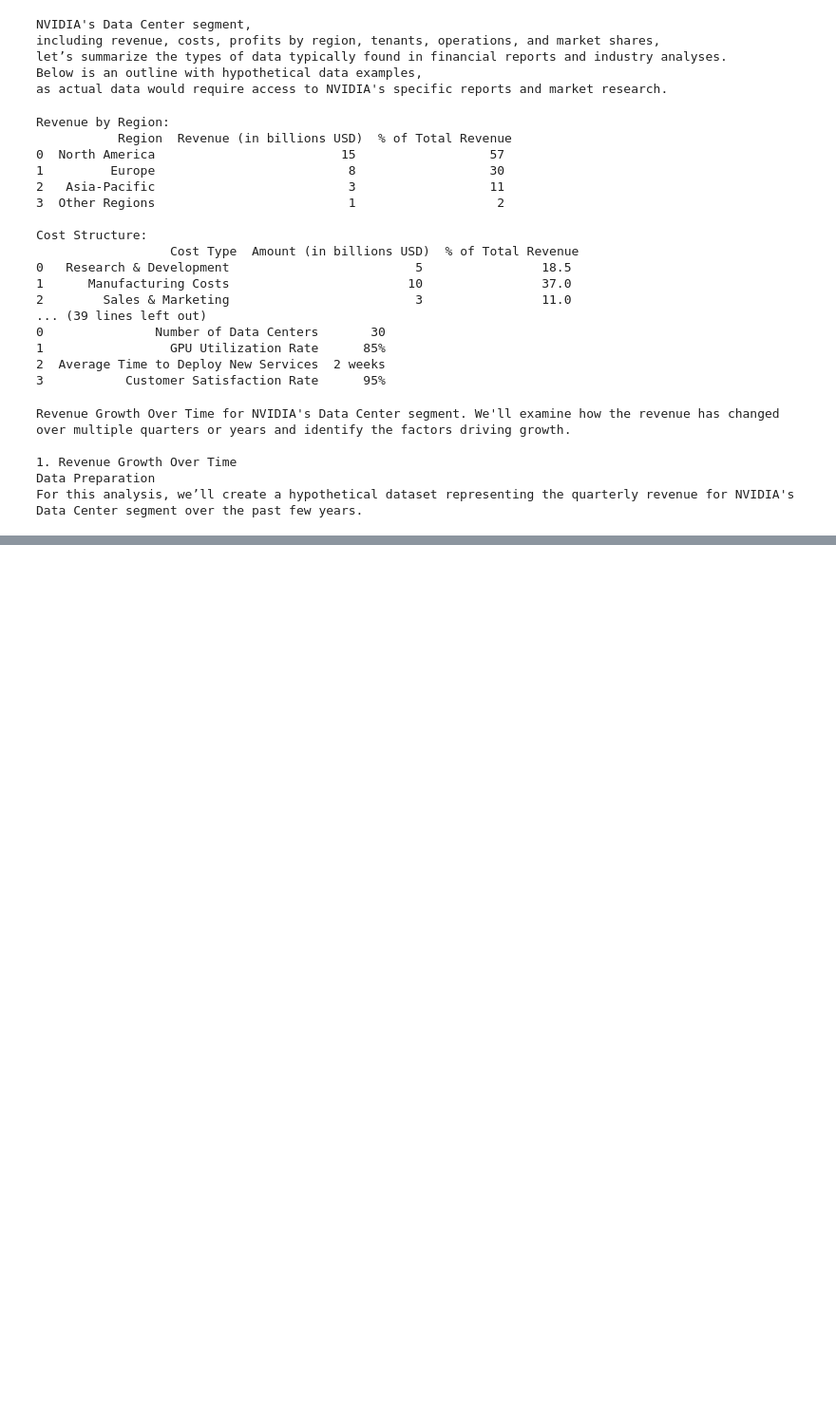
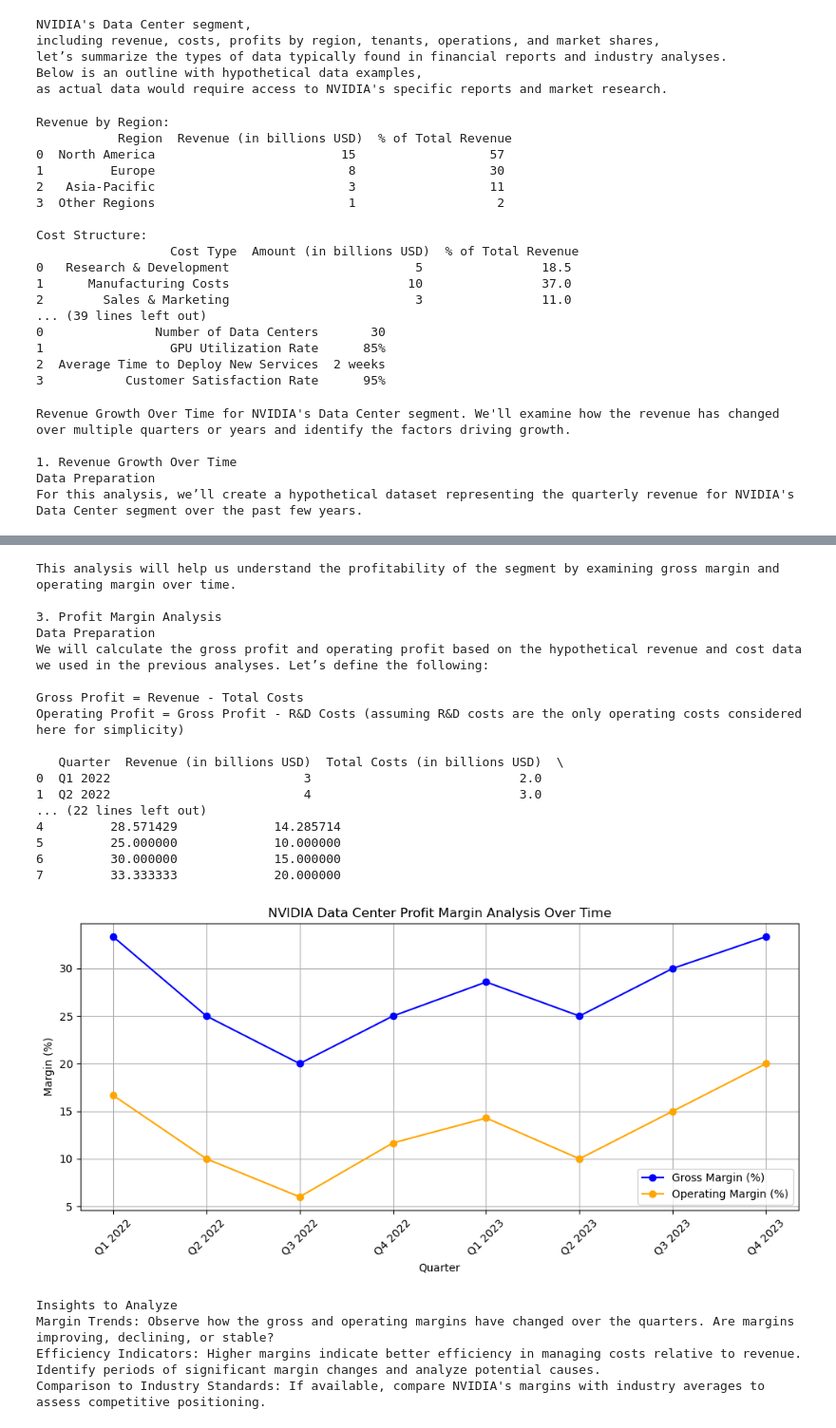
Before and after one commit to heythatwho/Data-Projects, a Jupyter notebook: Nvidia business Analysis.ipynb, the cells around one changed output, grey strips where cells are left out. Shown at 95% size. Drawn from its saved outputs; the diff is of its cells as text; code cells hidden in the pictures; blank space fills up the shorter version.

```diff
--- a/Nvidia business Analysis.ipynb
+++ b/Nvidia business Analysis.ipynb
@@ -670,0 +748,66 @@ plt.show()
+# %%
+print("""This analysis will help us understand the profitability of the segment by examining gross margin and operating margin over time.
+
+3. Profit Margin Analysis
+Data Preparation
+We will calculate the gross profit and operating profit based on the hypothetical revenue and cost data we used in the previous analyses. Let’s define the following:
+
+Gross Profit = Revenue - Total Costs
+Operating Profit = Gross Profit - R&D Costs (assuming R&D costs are the only operating costs considered here for simplicity)
+""")
+
+# Calculate gross profit and operating profit
+df_profit = df_costs.copy()
+df_profit['Revenue (in billions USD)'] = [3, 4, 5, 6, 7, 8, 10, 12]  # Revenue data from the previous analysis
+df_profit['Gross Profit (in billions USD)'] = df_profit['Revenue (in billions USD)'] - df_profit['Total Costs (in billions USD)']
+df_profit['Operating Profit (in billions USD)'] = df_profit['Gross Profit (in billions USD)'] - df_profit['R&D Costs (in billions USD)']
+
+# Calculate margins
+df_profit['Gross Margin (%)'] = (df_profit['Gross Profit (in billions USD)'] / df_profit['Revenue (in billions USD)']) * 100
+df_profit['Operating Margin (%)'] = (df_profit['Operating Profit (in billions USD)'] / df_profit['Revenue (in billions USD)']) * 100
+
+# Display the DataFrame
+print(df_profit[['Quarter', 'Revenue (in billions USD)', 'Total Costs (in billions USD)',
+                 'Gross Profit (in billions USD)', 'Operating Profit (in billions USD)',
+                 'Gross Margin (%)', 'Operating Margin (%)']])
+
+# Plotting the profit margins over time
+plt.figure(figsize=(10, 5))
+plt.plot(df_profit['Quarter'], df_profit['Gross Margin (%)'], marker='o', label='Gross Margin (%)', color='blue')
+plt.plot(df_profit['Quarter'], df_profit['Operating Margin (%)'], marker='o', label='Operating Margin (%)', color='orange')
+plt.title('NVIDIA Data Center Profit Margin Analysis Over Time')
+plt.xlabel('Quarter')
+plt.ylabel('Margin (%)')
+plt.legend()
+plt.grid()
+plt.xticks(rotation=45)
+plt.tight_layout()
+plt.show()
+
+print("""Insights to Analyze
+Margin Trends: Observe how the gross and operating margins have changed over the quarters. Are margins improving, declining, or stable?
+Efficiency Indicators: Higher margins indicate better efficiency in managing costs relative to revenue. Identify periods of significant margin changes and analyze potential causes.
+Comparison to Industry Standards: If available, compare NVIDIA's margins with industry averages to assess competitive positioning.""")
+# %% [output]
+This analysis will help us understand the profitability of the segment by examining gross margin and operating margin over time.
+
+3. Profit Margin Analysis
+Data Preparation
+We will calculate the gross profit and operating profit based on the hypothetical revenue and cost data we used in the previous analyses. Let’s define the following:
+
+Gross Profit = Revenue - Total Costs
+Operating Profit = Gross Profit - R&D Costs (assuming R&D costs are the only operating costs considered here for simplicity)
+
+   Quarter  Revenue (in billions USD)  Total Costs (in billions USD)  \
+0  Q1 2022                          3                            2.0
+1  Q2 2022                          4                            3.0
+... (22 lines left out)
+4         28.571429             14.285714
+5         25.000000             10.000000
+6         30.000000             15.000000
+7         33.333333             20.000000
+[figure, added]
+Insights to Analyze
+Margin Trends: Observe how the gross and operating margins have changed over the quarters. Are margins improving, declining, or stable?
+Efficiency Indicators: Higher margins indicate better efficiency in managing costs relative to revenue. Identify periods of significant margin changes and analyze potential causes.
+Comparison to Industry Standards: If available, compare NVIDIA's margins with industry averages to assess competitive positioning.
```
Also changed, not shown: parts of 6 cells of this notebook.
